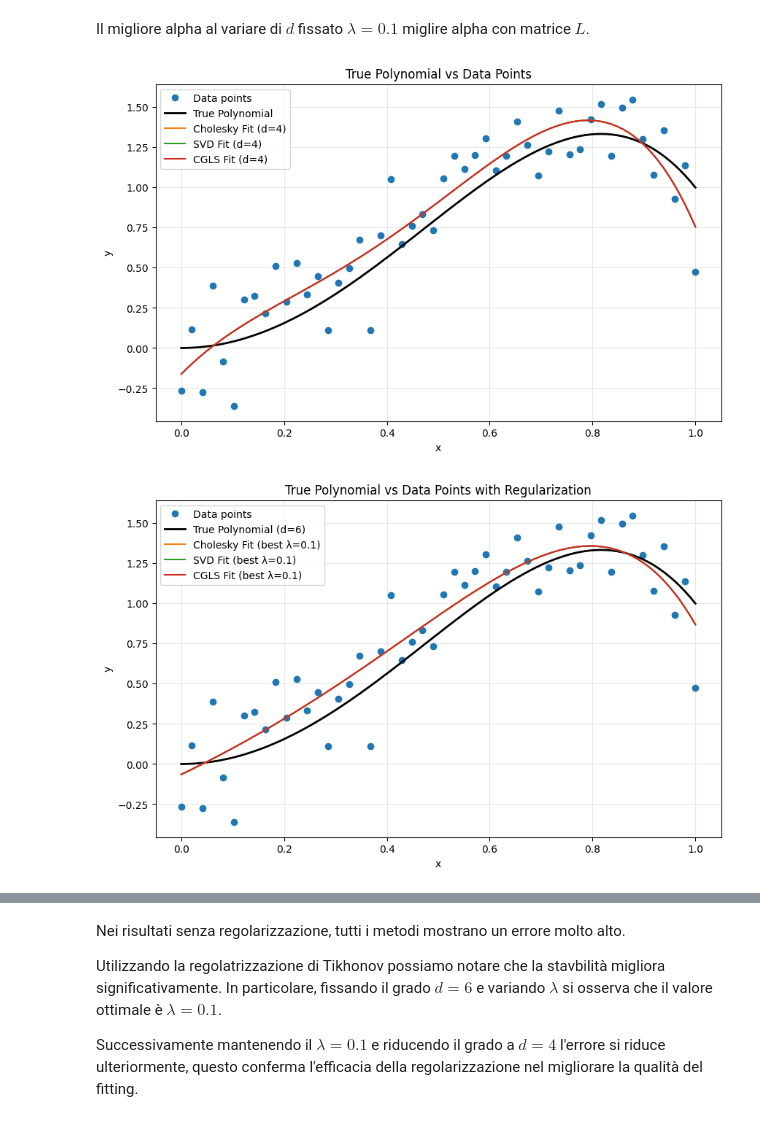
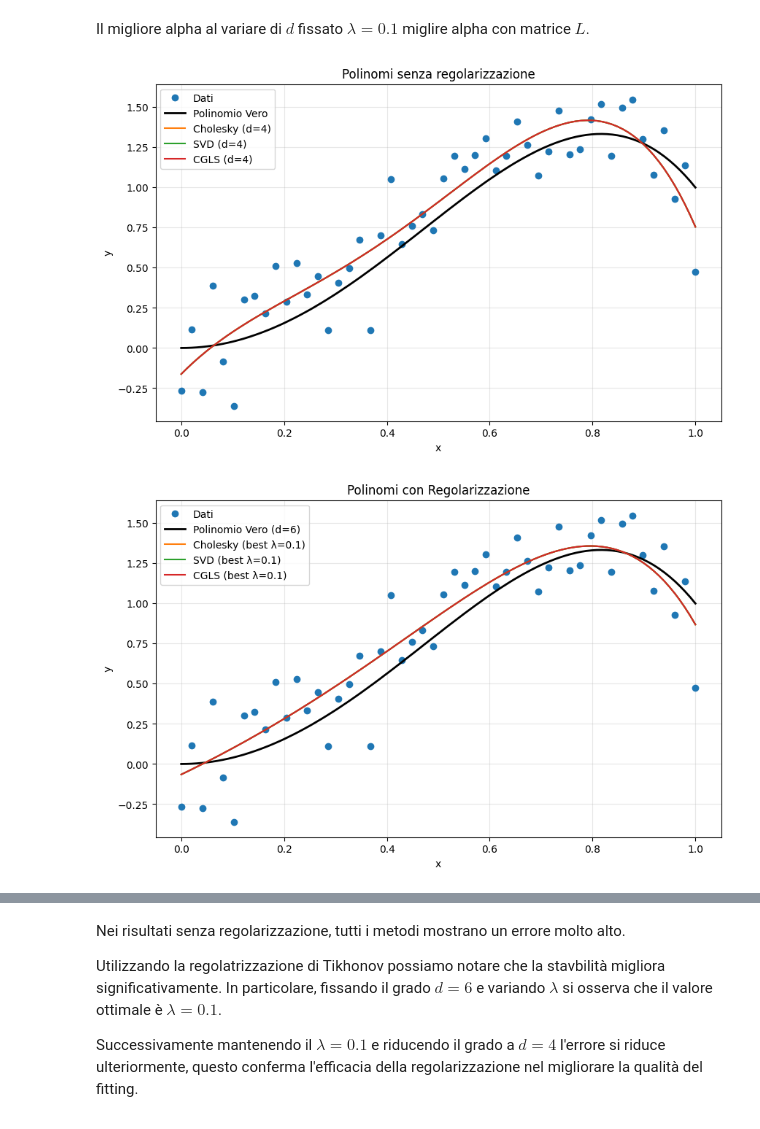
Before and after one commit to Kmoon-7/CalcoloNumerico-HW, a Jupyter notebook: homework2.ipynb, the cells around one changed output, grey strips where cells are left out. Drawn from its saved outputs; the diff is of its cells as text; code cells hidden in the pictures.

```diff
--- a/homework2.ipynb
+++ b/homework2.ipynb
@@ -189,7 +190,7 @@ def solve_svd(X: np.ndarray, y: np.ndarray, d: int) -> np.ndarray:
 # %% [markdown]
 #### 3. Gradienti Coniugati (CGLS)
 # %%
-def solve_cgls(X: np.ndarray, y: np.ndarray, atol: float = TOL, max_iter: int = MAX_ITER) -> np.ndarray:
+def solve_cgls(X, y, atol: float = TOL, maxit: int = MAXIT):
     """
     Risolve usando il metodo Conjugate Gradient Least Squares (CGLS).
 
@@ -200,7 +201,7 @@ def solve_cgls(X: np.ndarray, y: np.ndarray, atol: float = TOL, max_iter: int =
     max_iter (int): Numero massimo di iterazioni.
 
     Returns:
-    np.ndarray: Vettore dei pesi (coefficients) della regressione lineare.
+    x (np.ndarray): Vettore dei pesi (coefficients) della regressione lineare.
     """
     m, n = X.shape
     x = np.zeros(n)
@@ -209,7 +210,7 @@ def solve_cgls(X: np.ndarray, y: np.ndarray, atol: float = TOL, max_iter: int =
     p = s.copy()
     norm_r0 = np.linalg.norm(r)
 
-    for k in range(max_iter):
+    for k in range(maxit):
         q = X @ p
         alpha = (s.T @ s) / (q.T @ q)
         x = x + alpha * p
@@ -359,8 +360,8 @@ Passiamo al punto successivo e impostiamo $ d = 6 $ e il problema ai minimi quad
   con $ L $ matrice identità, e $ \lambda > 0 $ parametro di regolarizzazione.
 # %%
 d_reg: int = 6
-X6: np.ndarray = vandermonde(x, d_reg)
+X6 = vandermonde(x, d_reg)
 
-L: np.ndarray = np.eye(d_reg + 1)
+L = np.eye(d_reg + 1)
 lambdas: list[float] = [0.001, 0.01, 0.1, 1, 10]
 # %% [markdown]
@@ -367,6 +370,6 @@ lambdas: list[float] = [0.001, 0.01, 0.1, 1, 10]
 #### 1. Cholesky
 # %%
-def solve_cholesky_reg(X: np.ndarray, y: np.ndarray, L: np.ndarray, lmbda: float) -> np.ndarray:
+def solve_cholesky_reg(X, y, L, lmbda):
     """
     Risolve usando la decomposizione di Cholesky con regolarizzazione di Tikhonov.
 
@@ -377,7 +380,7 @@ def solve_cholesky_reg(X: np.ndarray, y: np.ndarray, L: np.ndarray, lmbda: float
     lmbda (float): Parametro di regolarizzazione.
 
     Returns:
-    np.ndarray: Vettore dei pesi (coefficients) della regressione lineare regolarizzata.
+    x (np.ndarray): Vettore dei pesi (coefficients) della regressione lineare regolarizzata.
     """
     A = X.T @ X + lmbda * (L.T @ L)
 
@@ -656,8 +641,8 @@ Sappiamo ora che d_true = 4 e alpha_true = np.array([0, 0, 4, 0, -3]). Definisco
 # %%
 d_true: int = 4
-alpha_true: np.ndarray = np.array([0, 0, 4, 0, -3])
+alpha_true = np.array([0, 0, 4, 0, -3])
 
-def relative_error(x: np.ndarray, x_true: np.ndarray) -> float:
+def relative_error(x, x_true):
     return np.linalg.norm(x - x_true) / np.linalg.norm(x_true)
 # %% [markdown]
 Prendiamo i risultati ottenuti applicando i metodi senza regolarizzazione.
@@ -691,68 +676,67 @@ err_svd_L = relative_error(svd_results_L[i], alpha_true)
 err_cgls_L = relative_error(cgls_results_L[i], alpha_true)
 # %%
 plt.figure(figsize=(10, 6))
-plt.plot(x, y, "o", label="Data points")
-plt.plot(xx, np.polyval(alpha_true[::-1], xx), label="True Polynomial", color="black", linewidth=2)
-plt.plot(xx, np.polyval(cholesky_results[i][::-1], xx), label=f"Cholesky Fit (d={d_true})")
-plt.plot(xx, np.polyval(svd_results[i][::-1], xx), label=f"SVD Fit (d={d_true})")
-plt.plot(xx, np.polyval(cgls_results[i][::-1], xx), label=f"CGLS Fit (d={d_true})")
-
+plt.plot(x, y, "o", label="Dati")
+plt.plot(xx, np.polyval(alpha_true[::-1], xx), label="Polinomio Vero", color="black", linewidth=2)
+plt.plot(xx, np.polyval(cholesky_results[i][::-1], xx), label=f"Cholesky (d={d_true})")
+plt.plot(xx, np.polyval(svd_results[i][::-1], xx), label=f"SVD (d={d_true})")
+plt.plot(xx, np.polyval(cgls_results[i][::-1], xx), label=f"CGLS (d={d_true})")
 plt.grid(alpha=0.3)
 plt.xlabel("x")
 plt.ylabel("y")
-plt.title("True Polynomial vs Data Points")
+plt.title("Polinomi senza regolarizzazione")
 plt.legend()
 plt.show()
 
 plt.figure(figsize=(10, 6))
-plt.plot(x, y, "o", label="Data points")
-plt.plot(xx, np.polyval(alpha_true6[::-1], xx), label="True Polynomial (d=6)", color="black", linewidth=2)
-plt.plot(xx, np.polyval(cholesky_results_reg[np.argmin(err_cholesky_reg)][::-1], xx), label=f"Cholesky Fit (best λ={best_lambda_cholesky})")
-plt.plot(xx, np.polyval(svd_results_reg[np.argmin(err_svd_reg)][::-1], xx), label=f"SVD Fit (best λ={best_lambda_svd})")
-plt.plot(xx, np.polyval(cgls_results_reg[np.argmin(err_cgls_reg)][::-1], xx), label=f"CGLS Fit (best λ={best_lambda_cgls})")
+plt.plot(x, y, "o", label="Dati")
+plt.plot(xx, np.polyval(alpha_true6[::-1], xx), label="Polinomio Vero (d=6)", color="black", linewidth=2)
+plt.plot(xx, np.polyval(cholesky_results_reg[np.argmin(err_cholesky_reg)][::-1], xx), label=f"Cholesky (best λ={best_lambda_cholesky})")
+plt.plot(xx, np.polyval(svd_results_reg[np.argmin(err_svd_reg)][::-1], xx), label=f"SVD (best λ={best_lambda_svd})")
+plt.plot(xx, np.polyval(cgls_results_reg[np.argmin(err_cgls_reg)][::-1], xx), label=f"CGLS (best λ={best_lambda_cgls})")
 plt.grid(alpha=0.3)
 plt.xlabel("x")
 plt.ylabel("y")
-plt.title("True Polynomial vs Data Points with Regularization")
+plt.title("Polinomi con Regolarizzazione")
 plt.legend()
 plt.show()
 
 plt.figure(figsize=(10, 6))
-plt.plot(x, y, "o", label="Data points")
-plt.plot(xx, np.polyval(alpha_true[::-1], xx), label="True Polynomial", color="black", linewidth=2)
-plt.plot(xx, np.polyval(cholesky_results_d[i][::-1], xx), label=f"Cholesky Fit (d={d_true}, λ={lmbda})")
-plt.plot(xx, np.polyval(svd_results_d[i][::-1], xx), label=f"SVD Fit (d={d_true}, λ={lmbda})")
-plt.plot(xx, np.polyval(cgls_results_d[i][::-1], xx), label=f"CGLS Fit (d={d_true}, λ={lmbda})")
+plt.plot(x, y, "o", label="Dati")
+plt.plot(xx, np.polyval(alpha_true[::-1], xx), label="Polinomio Vero", color="black", linewidth=2)
+plt.plot(xx, np.polyval(cholesky_results_d[i][::-1], xx), label=f"Cholesky (d={d_true}, λ={lmbda})")
+plt.plot(xx, np.polyval(svd_results_d[i][::-1], xx), label=f"SVD (d={d_true}, λ={lmbda})")
+plt.plot(xx, np.polyval(cgls_results_d[i][::-1], xx), label=f"CGLS (d={d_true}, λ={lmbda})")
 plt.grid(alpha=0.3)
 plt.xlabel("x")
 plt.ylabel("y")
-plt.title("True Polynomial vs Data Points with Regularization and Varying d")
+plt.title("Polinomi con Regolarizzazione al variare di d")
 plt.legend()
 plt.show()
 
 plt.figure(figsize=(10, 6))
-plt.plot(x, y, "o", label="Data points")
-plt.plot(xx, np.polyval(alpha_true[::-1], xx), label="True Polynomial", color="black", linewidth=2)
-plt.plot(xx, np.polyval(cholesky_results_L[i][::-1], xx), label=f"Cholesky Fit (d={d_true}, λ={lmbda}, L)")
-plt.plot(xx, np.polyval(svd_results_L[i][::-1], xx), label=f"SVD Fit (d={d_true}, λ={lmbda}, L)")
-plt.plot(xx, np.polyval(cgls_results_L[i][::-1], xx), label=f"CGLS Fit (d={d_true}, λ={lmbda}, L)")
+plt.plot(x, y, "o", label="Dati")
+plt.plot(xx, np.polyval(alpha_true[::-1], xx), label="Polinomio Vero", color="black", linewidth=2)
+plt.plot(xx, np.polyval(cholesky_results_L[i][::-1], xx), label=f"Cholesky (d={d_true}, λ={lmbda}, L)")
+plt.plot(xx, np.polyval(svd_results_L[i][::-1], xx), label=f"SVD (d={d_true}, λ={lmbda}, L)")
+plt.plot(xx, np.polyval(cgls_results_L[i][::-1], xx), label=f"CGLS (d={d_true}, λ={lmbda}, L)")
 plt.grid(alpha=0.3)
 plt.xlabel("x")
 plt.ylabel("y")
-plt.title("True Polynomial vs Data Points with Regularization, Varying d and L")
+plt.title("Polinomi con Regolarizzazione al variare di d e con matrice L")
 plt.legend()
 plt.show()
 
 errors_table = pd.DataFrame({
     "Metodo": ["Cholesky", "SVD", "CGLS"],
-    "Errore (al variare di d)": [err_cholesky, err_svd, err_cgls],
-    "Errore (al variare di λ)": [min(err_cholesky_reg), min(err_svd_reg), min(err_cgls_reg)],
+    "Errore senza reg": [err_cholesky, err_svd, err_cgls],
+    "Errore reg al variare di λ": [min(err_cholesky_reg), min(err_svd_reg), min(err_cgls_reg)],
     "λ Migliore": [best_lambda_cholesky, best_lambda_svd, best_lambda_cgls],
-    "Errore reg (al variare di d, λ=0.1)": [err_cholesky_d, err_svd_d, err_cgls_d],
-    "Errore reg L (al variare di d, λ=0.1)": [err_cholesky_L, err_svd_L, err_cgls_L]
+    "Errore reg al variare di d, λ=0.1": [err_cholesky_d, err_svd_d, err_cgls_d],
+    "Errore reg al variare di d, λ=0.1 con matrice L": [err_cholesky_L, err_svd_L, err_cgls_L]
 })
 
 errors_table
 # %% [output]
-[figure, old version]
+[figure, new version]
-[figure, old version]
+[figure, new version]
```
Also changed, not shown: parts of 31 cells of this notebook, 1 other file.
